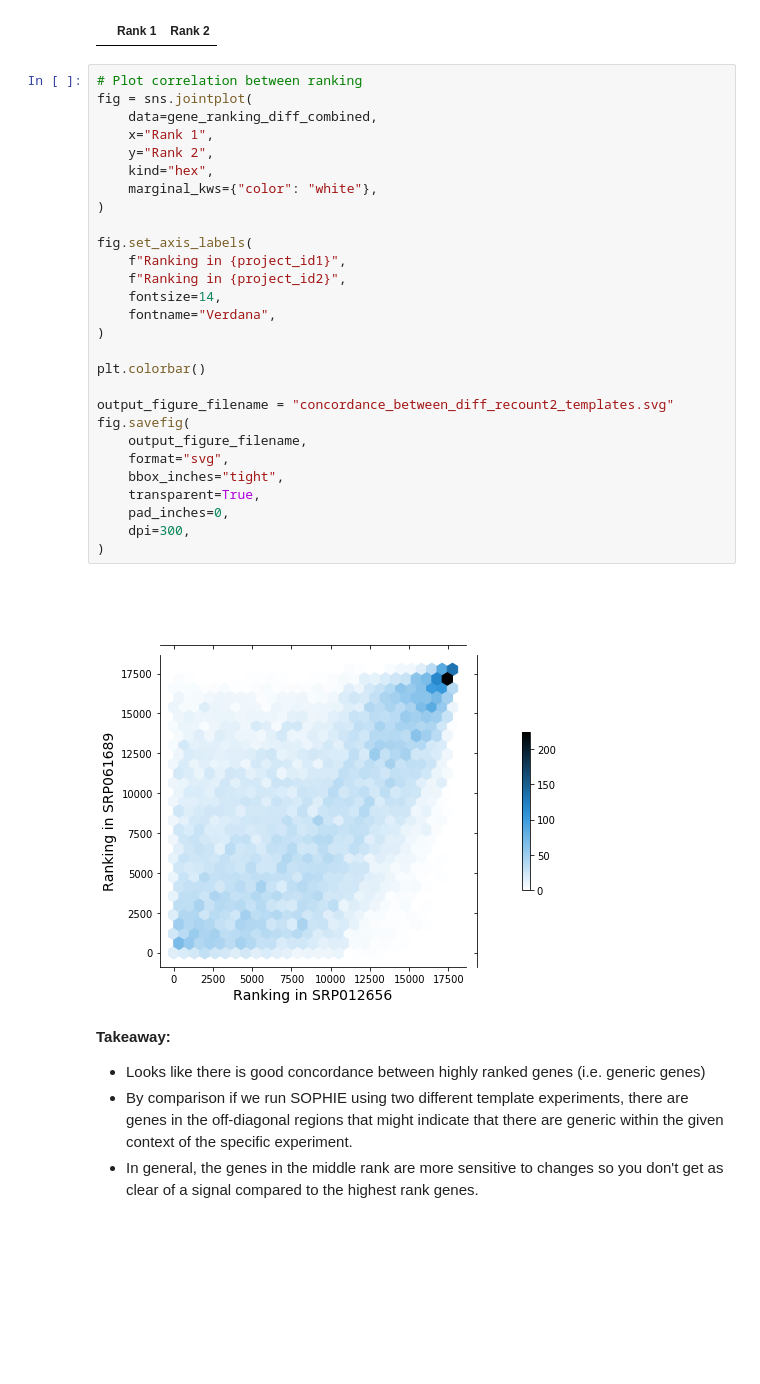
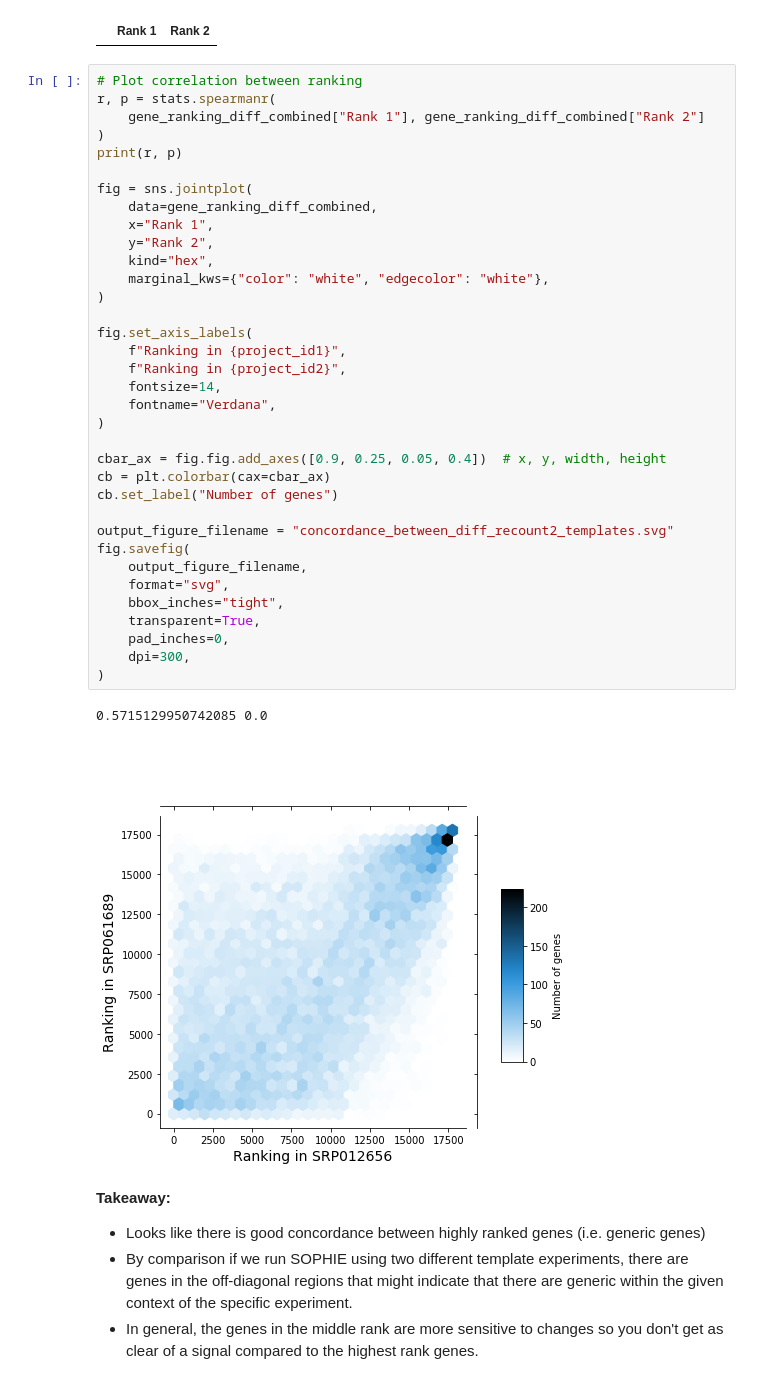
Before and after one commit to greenelab/generic-expression-patterns, a Jupyter notebook: compare_experiments/compare_generic_genes.ipynb, the cells around one changed output. Saved outputs shown, nothing was run; the diff lists cells and outputs as text; blank space fills up the shorter version.

```diff
--- a/compare_experiments/compare_generic_genes.ipynb
+++ b/compare_experiments/compare_generic_genes.ipynb
@@ -158,34 +167,42 @@ gene_ranking_diff_combined[pd.isnull(gene_ranking_diff_combined).any(axis=1)]
 |  | Rank 1 | Rank 2 |
 # %%
 # Plot correlation between ranking
+r, p = stats.spearmanr(
+    gene_ranking_diff_combined["Rank 1"], gene_ranking_diff_combined["Rank 2"]
+)
+print(r, p)
+
 fig = sns.jointplot(
     data=gene_ranking_diff_combined,
     x="Rank 1",
     y="Rank 2",
     kind="hex",
-    marginal_kws={"color": "white"},
+    marginal_kws={"color": "white", "edgecolor": "white"},
 )
 
 fig.set_axis_labels(
     f"Ranking in {project_id1}",
     f"Ranking in {project_id2}",
     fontsize=14,
     fontname="Verdana",
 )
 
-plt.colorbar()
+cbar_ax = fig.fig.add_axes([0.9, 0.25, 0.05, 0.4])  # x, y, width, height
+cb = plt.colorbar(cax=cbar_ax)
+cb.set_label("Number of genes")
 
 output_figure_filename = "concordance_between_diff_recount2_templates.svg"
 fig.savefig(
     output_figure_filename,
     format="svg",
     bbox_inches="tight",
     transparent=True,
     pad_inches=0,
     dpi=300,
 )
 # %% [output]
+0.5715129950742085 0.0
-[figure, old version]
+[figure, new version]
 # %% [markdown]
 **Takeaway:**
 
```
Also changed, not shown: parts of 2 cells of this notebook, 3 other files.
